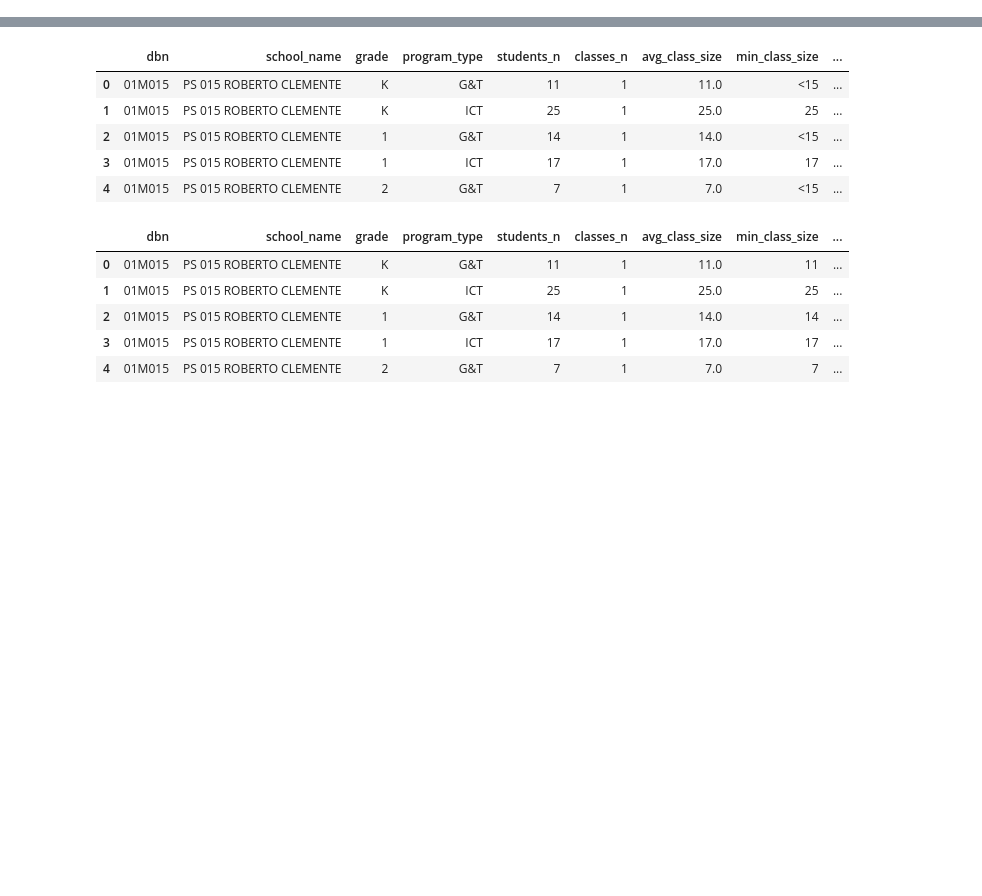
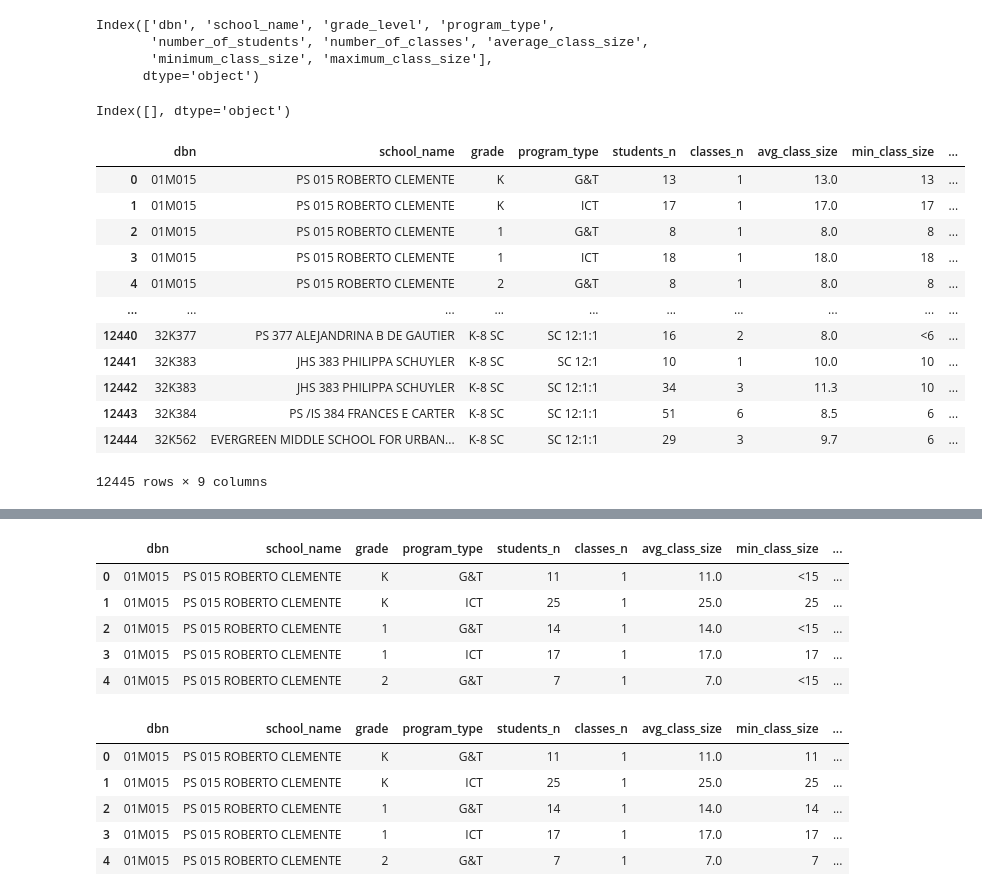
Before and after one commit to adelphi-ed-tech/nycschools, a Jupyter notebook: book/nb/drafts/class_size.ipynb, the cells around one changed output, grey strips where cells are left out. Cells and saved outputs as stored; diff of their text form; code cells hidden in the pictures; blank space fills up the shorter version.

```diff
--- a/book/nb/drafts/class_size.ipynb
+++ b/book/nb/drafts/class_size.ipynb
@@ -41,3 +63,49 @@ ict
+# %%
+
+print(class21.columns)
+class21.rename(columns={
+    "number_of_students": "students_n",
+    "grade_level": "grade",
+    "number_of_classes":"classes_n",
+    "minimum_class_size":"min_class_size",
+    "maximum_class_size":"max_class_size",
+    "average_class_size":"avg_class_size"
+    }, inplace=True)
+class21.columns.difference(class22.columns)
+# %% [output]
+Index(['dbn', 'school_name', 'grade_level', 'program_type',
+       'number_of_students', 'number_of_classes', 'average_class_size',
+       'minimum_class_size', 'maximum_class_size'],
+      dtype='object')
+Index([], dtype='object')
+# %%
+def fix_rows(row):
+    if row.min_class_size == "<15":
+        row.min_class_size = row.students_n
+    if row.max_class_size == "<15":
+        row.max_class_size = row.students_n
+    if row.grade in ['K', 1, 2, 3, 4, 5,]:
+        row.subject = "Elementary"
+        row.dept = "Elementary"
+
+
+    return row
+
+class21.apply(fix_rows, axis=1)
+# %% [output]
+|  | dbn | school_name | grade | program_type | students_n | classes_n | avg_class_size | min_class_size | ... |
+| 0 | 01M015 | PS 015 ROBERTO CLEMENTE | K | G&T | 13 | 1 | 13.0 | 13 | ... |
+| 1 | 01M015 | PS 015 ROBERTO CLEMENTE | K | ICT | 17 | 1 | 17.0 | 17 | ... |
+| 2 | 01M015 | PS 015 ROBERTO CLEMENTE | 1 | G&T | 8 | 1 | 8.0 | 8 | ... |
+| 3 | 01M015 | PS 015 ROBERTO CLEMENTE | 1 | ICT | 18 | 1 | 18.0 | 18 | ... |
+| 4 | 01M015 | PS 015 ROBERTO CLEMENTE | 2 | G&T | 8 | 1 | 8.0 | 8 | ... |
+| ... | ... | ... | ... | ... | ... | ... | ... | ... | ... |
+| 12440 | 32K377 | PS 377 ALEJANDRINA B DE GAUTIER | K-8 SC | SC 12:1:1 | 16 | 2 | 8.0 | <6 | ... |
+| 12441 | 32K383 | JHS 383 PHILIPPA SCHUYLER | K-8 SC | SC 12:1 | 10 | 1 | 10.0 | 10 | ... |
+| 12442 | 32K383 | JHS 383 PHILIPPA SCHUYLER | K-8 SC | SC 12:1:1 | 34 | 3 | 11.3 | 10 | ... |
+| 12443 | 32K384 | PS /IS 384 FRANCES E CARTER | K-8 SC | SC 12:1:1 | 51 | 6 | 8.5 | 6 | ... |
+| 12444 | 32K562 | EVERGREEN MIDDLE SCHOOL FOR URBAN... | K-8 SC | SC 12:1:1 | 29 | 3 | 9.7 | 6 | ... |
+12445 rows × 9 columns
 # %%
 d = os.path.join(data_dir, "avg-class-size.csv") # nysed class size data
 data = pd.read_csv(d)
```
Also changed, not shown: parts of 8 cells of this notebook, 22 other files.
